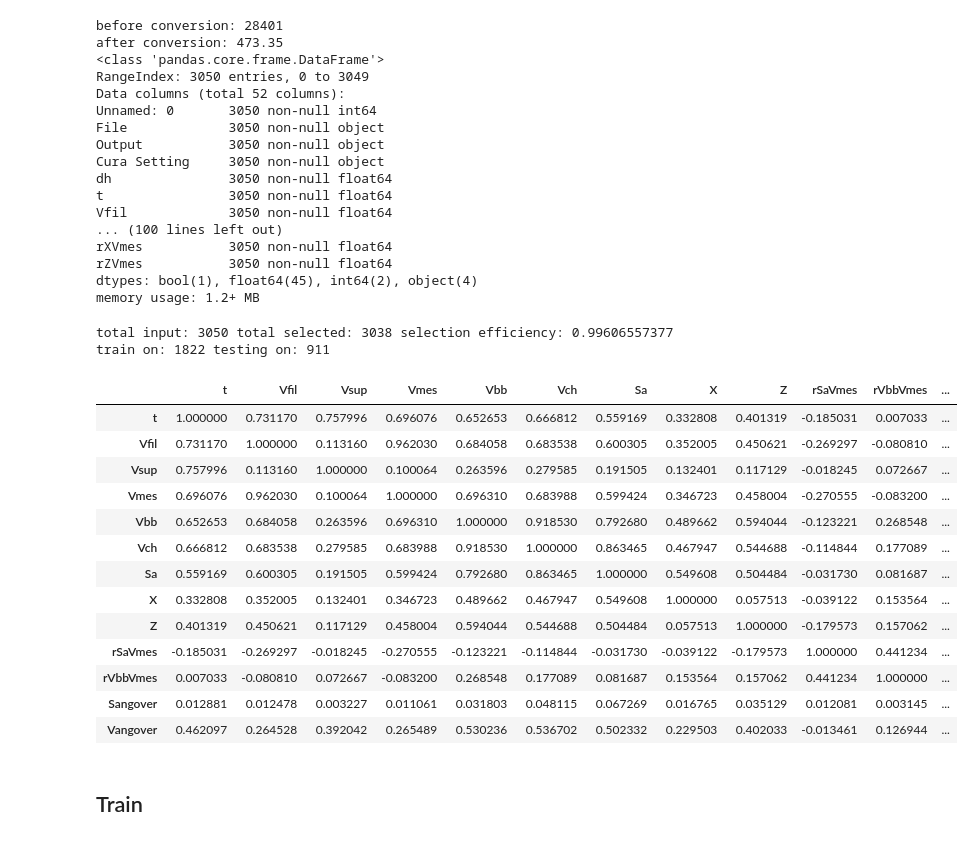
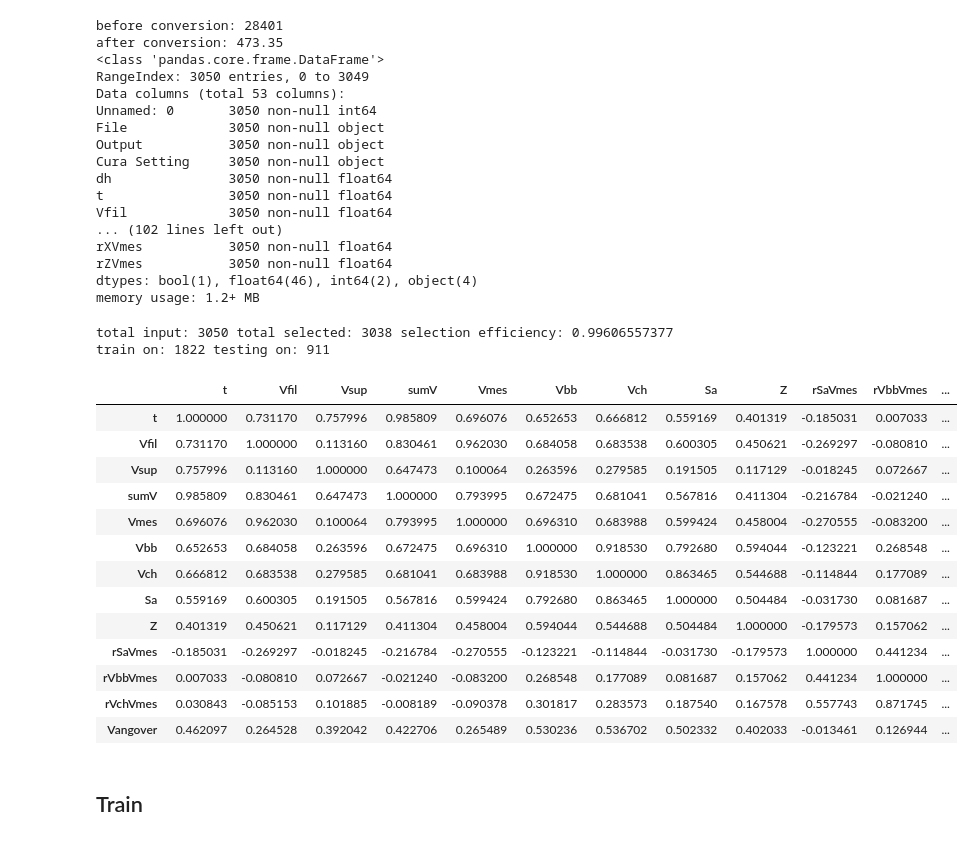
Before and after one commit to franktma/3dforecaster, a Jupyter notebook: analysis/TwoStepModel_Results.ipynb, the cells around one changed output. Cells and saved outputs as stored; diff of their text form; code cells hidden in the pictures.

```diff
--- a/analysis/TwoStepModel_Results.ipynb
+++ b/analysis/TwoStepModel_Results.ipynb
@@ -18,8 +18,8 @@ from TDPPredictor import *
 
 %matplotlib inline
 # %%
-Tag='Train5_Test4'
-outdir='fig/final_v5/'+Tag
+Tag='Results'
+outdir='fig/'+Tag
 import os
 os.system('mkdir -p '+outdir)
 #Load the dataset
@@ -31,7 +31,7 @@ before conversion: 28401
 after conversion: 473.35
 <class 'pandas.core.frame.DataFrame'>
 RangeIndex: 3050 entries, 0 to 3049
-Data columns (total 52 columns):
+Data columns (total 53 columns):
 Unnamed: 0       3050 non-null int64
 File             3050 non-null object
 Output           3050 non-null object
@@ -39,10 +39,10 @@ Cura Setting     3050 non-null object
 dh               3050 non-null float64
 t                3050 non-null float64
 Vfil             3050 non-null float64
-... (100 lines left out)
+... (102 lines left out)
 rXVmes           3050 non-null float64
 rZVmes           3050 non-null float64
-dtypes: bool(1), float64(45), int64(2), object(4)
+dtypes: bool(1), float64(46), int64(2), object(4)
 memory usage: 1.2+ MB
 # %%
 #filter dataset
@@ -66,22 +66,22 @@ print 'train on:',len(sd_train), 'testing on:',len(sd_test)
 total input: 3050 total selected: 3038 selection efficiency: 0.99606557377
 train on: 1822 testing on: 911
 # %%
-sd_train[['t','Vfil','Vsup','Vmes','Vbb','Vch','Sa','X','Z','rSaVmes','rVbbVmes','Sangover','Vangover']].corr()
+sd_train[['t','Vfil','Vsup','sumV','Vmes','Vbb','Vch','Sa','Z','rSaVmes','rVbbVmes','rVchVmes','Vangover']].corr()
 # %% [output]
-|  | t | Vfil | Vsup | Vmes | Vbb | Vch | Sa | X | Z | rSaVmes | rVbbVmes | ... |
-| t | 1.000000 | 0.731170 | 0.757996 | 0.696076 | 0.652653 | 0.666812 | 0.559169 | 0.332808 | 0.401319 | -0.185031 | 0.007033 | ... |
-| Vfil | 0.731170 | 1.000000 | 0.113160 | 0.962030 | 0.684058 | 0.683538 | 0.600305 | 0.352005 | 0.450621 | -0.269297 | -0.080810 | ... |
-| Vsup | 0.757996 | 0.113160 | 1.000000 | 0.100064 | 0.263596 | 0.279585 | 0.191505 | 0.132401 | 0.117129 | -0.018245 | 0.072667 | ... |
-| Vmes | 0.696076 | 0.962030 | 0.100064 | 1.000000 | 0.696310 | 0.683988 | 0.599424 | 0.346723 | 0.458004 | -0.270555 | -0.083200 | ... |
-| Vbb | 0.652653 | 0.684058 | 0.263596 | 0.696310 | 1.000000 | 0.918530 | 0.792680 | 0.489662 | 0.594044 | -0.123221 | 0.268548 | ... |
-| Vch | 0.666812 | 0.683538 | 0.279585 | 0.683988 | 0.918530 | 1.000000 | 0.863465 | 0.467947 | 0.544688 | -0.114844 | 0.177089 | ... |
-| Sa | 0.559169 | 0.600305 | 0.191505 | 0.599424 | 0.792680 | 0.863465 | 1.000000 | 0.549608 | 0.504484 | -0.031730 | 0.081687 | ... |
-| X | 0.332808 | 0.352005 | 0.132401 | 0.346723 | 0.489662 | 0.467947 | 0.549608 | 1.000000 | 0.057513 | -0.039122 | 0.153564 | ... |
-| Z | 0.401319 | 0.450621 | 0.117129 | 0.458004 | 0.594044 | 0.544688 | 0.504484 | 0.057513 | 1.000000 | -0.179573 | 0.157062 | ... |
-| rSaVmes | -0.185031 | -0.269297 | -0.018245 | -0.270555 | -0.123221 | -0.114844 | -0.031730 | -0.039122 | -0.179573 | 1.000000 | 0.441234 | ... |
-| rVbbVmes | 0.007033 | -0.080810 | 0.072667 | -0.083200 | 0.268548 | 0.177089 | 0.081687 | 0.153564 | 0.157062 | 0.441234 | 1.000000 | ... |
-| Sangover | 0.012881 | 0.012478 | 0.003227 | 0.011061 | 0.031803 | 0.048115 | 0.067269 | 0.016765 | 0.035129 | 0.012081 | 0.003145 | ... |
-| Vangover | 0.462097 | 0.264528 | 0.392042 | 0.265489 | 0.530236 | 0.536702 | 0.502332 | 0.229503 | 0.402033 | -0.013461 | 0.126944 | ... |
+|  | t | Vfil | Vsup | sumV | Vmes | Vbb | Vch | Sa | Z | rSaVmes | rVbbVmes | ... |
+| t | 1.000000 | 0.731170 | 0.757996 | 0.985809 | 0.696076 | 0.652653 | 0.666812 | 0.559169 | 0.401319 | -0.185031 | 0.007033 | ... |
+| Vfil | 0.731170 | 1.000000 | 0.113160 | 0.830461 | 0.962030 | 0.684058 | 0.683538 | 0.600305 | 0.450621 | -0.269297 | -0.080810 | ... |
+| Vsup | 0.757996 | 0.113160 | 1.000000 | 0.647473 | 0.100064 | 0.263596 | 0.279585 | 0.191505 | 0.117129 | -0.018245 | 0.072667 | ... |
+| sumV | 0.985809 | 0.830461 | 0.647473 | 1.000000 | 0.793995 | 0.672475 | 0.681041 | 0.567816 | 0.411304 | -0.216784 | -0.021240 | ... |
+| Vmes | 0.696076 | 0.962030 | 0.100064 | 0.793995 | 1.000000 | 0.696310 | 0.683988 | 0.599424 | 0.458004 | -0.270555 | -0.083200 | ... |
+| Vbb | 0.652653 | 0.684058 | 0.263596 | 0.672475 | 0.696310 | 1.000000 | 0.918530 | 0.792680 | 0.594044 | -0.123221 | 0.268548 | ... |
+| Vch | 0.666812 | 0.683538 | 0.279585 | 0.681041 | 0.683988 | 0.918530 | 1.000000 | 0.863465 | 0.544688 | -0.114844 | 0.177089 | ... |
+| Sa | 0.559169 | 0.600305 | 0.191505 | 0.567816 | 0.599424 | 0.792680 | 0.863465 | 1.000000 | 0.504484 | -0.031730 | 0.081687 | ... |
+| Z | 0.401319 | 0.450621 | 0.117129 | 0.411304 | 0.458004 | 0.594044 | 0.544688 | 0.504484 | 1.000000 | -0.179573 | 0.157062 | ... |
+| rSaVmes | -0.185031 | -0.269297 | -0.018245 | -0.216784 | -0.270555 | -0.123221 | -0.114844 | -0.031730 | -0.179573 | 1.000000 | 0.441234 | ... |
+| rVbbVmes | 0.007033 | -0.080810 | 0.072667 | -0.021240 | -0.083200 | 0.268548 | 0.177089 | 0.081687 | 0.157062 | 0.441234 | 1.000000 | ... |
+| rVchVmes | 0.030843 | -0.085153 | 0.101885 | -0.008189 | -0.090378 | 0.301817 | 0.283573 | 0.187540 | 0.167578 | 0.557743 | 0.871745 | ... |
+| Vangover | 0.462097 | 0.264528 | 0.392042 | 0.422706 | 0.265489 | 0.530236 | 0.536702 | 0.502332 | 0.402033 | -0.013461 | 0.126944 | ... |
 # %% [markdown]
 ## Train
 # %%
```
Also changed, not shown: parts of 4 cells of this notebook, 2 other files.
